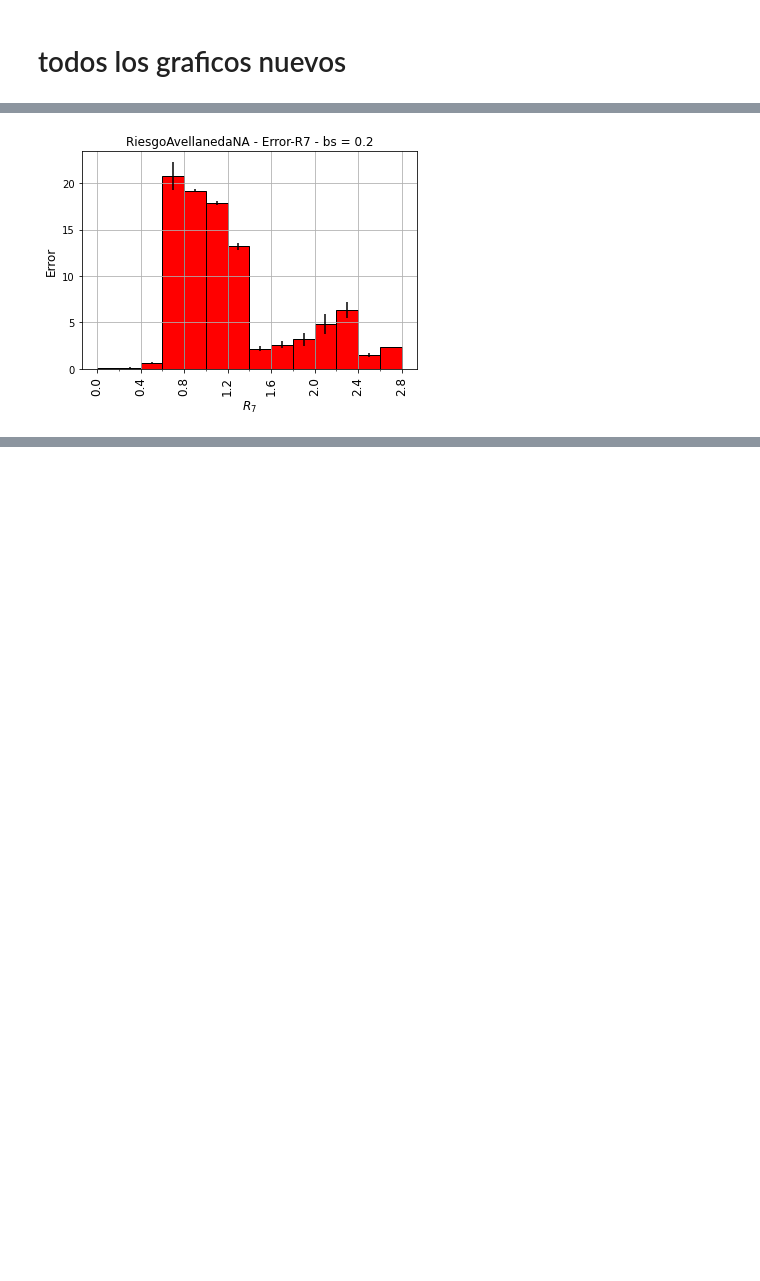
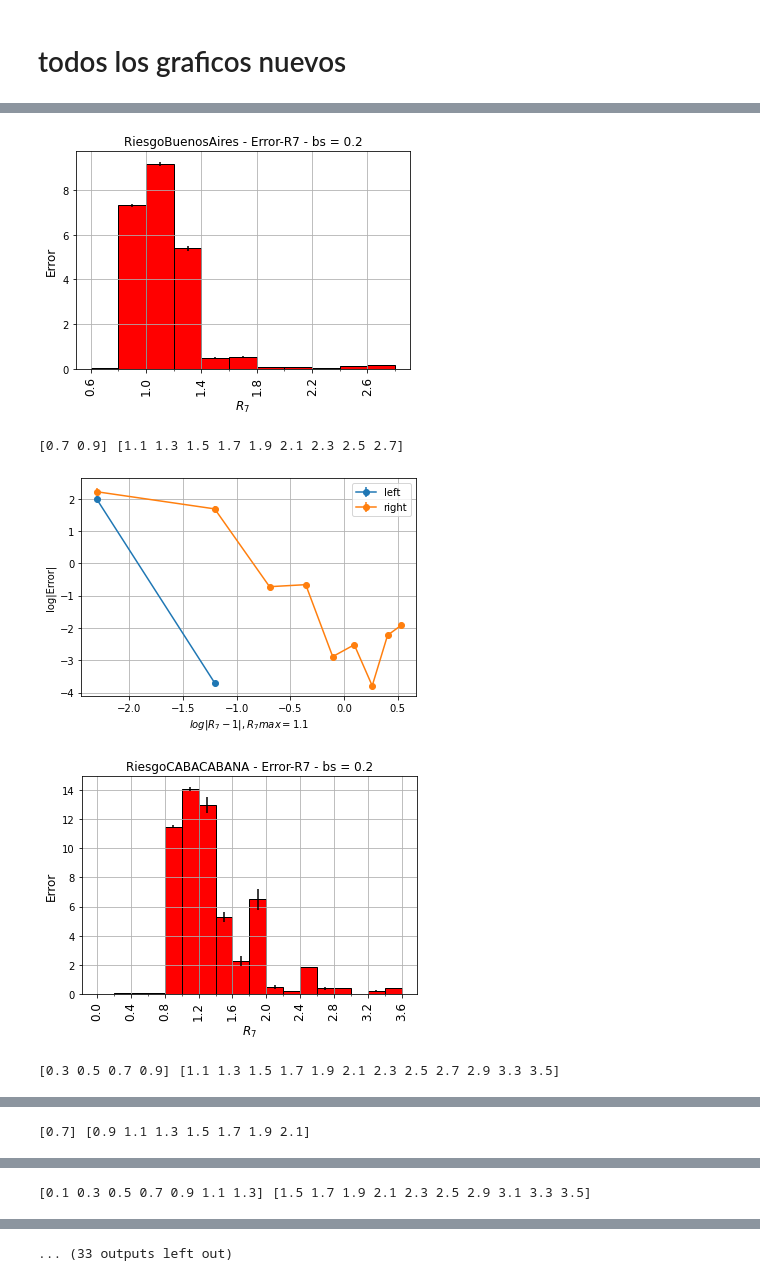
Before and after one commit to denisecammarota/tesis-ib, a Jupyter notebook: Graficos_error/Graficos_Error_Riesgo_6.ipynb, the cells around one changed output, grey strips where cells are left out. Drawn from its saved outputs; the diff is of its cells as text; code cells hidden in the pictures; blank space fills up the shorter version.

Commit message:
final new graphs/histograms

```diff
--- a/Graficos_error/Graficos_Error_Riesgo_6.ipynb
+++ b/Graficos_error/Graficos_Error_Riesgo_6.ipynb
@@ -4,7 +4,7 @@ from os.path import isfile, join
 import numpy as np
 import matplotlib.pyplot as plt
 import pandas as pd
-mypath = 'Datos_Loc' #path with files to analyze
+mypath = 'Datos_Provs' #path with files to analyze
 from matplotlib.ticker import AutoMinorLocator
 files = [f for f in listdir(mypath) if isfile(join(mypath, f))] #get all file names of that path
 from scipy.optimize import curve_fit
@@ -119,7 +125,7 @@ def new_hist(file_name,error,r_seven,bs,loc=2,save=False):
     return c_bins,e_bins,std_bins,obs_bins
 # %%
 #grafico log-log
-def graph_loglog(b_centers,b_errors,b_std):
+def graph_loglog(b_centers,b_errors,b_std,file_name):
     #save_data(b_centers,b_errors,c_obs,'BuenosAires_hist_2')
     b_centers = b_centers[b_errors!=0]
     b_std = b_std[b_errors!=0]
@@ -142,8 +148,9 @@ def graph_loglog(b_centers,b_errors,b_std):
     plt.xlabel(r'$log|R_7 - 1|, R_7 max = $'+str(max_rseven))
     plt.ylabel(r'log|Error|')
     plt.legend()
+    plt.grid()
+    plt.savefig('Hist_nue_13nov/'+str(file_name)+'_LogLog_2.pdf')
     plt.show()
-    #plt.savefig('BuenosAires_2.pdf')
 # %%
 def save_data(b_centers,b_errors,b_std,c_obs,string):
     matriz = np.zeros((len(c_obs),4))
@@ -164,8 +171,14 @@ def exponential(x,a,b):
 # %%
-#esto es el primer approach
-bs = 0.2
-file_name = files[0]
-error,r_seven = get_Error(file_name)
-b_centers,b_errors,b_std,c_obs = make_hist(file_name,error,r_seven,bs,loc=2)
+for file in files:
+    bs = 0.2
+    file_name = file
+    error,r_seven = get_Error(file_name)
+    b_centers,b_errors,b_std,c_obs = make_hist(file_name,error,r_seven,bs,loc=2)
+    #save_data(b_centers,b_errors,b_std,c_obs,file_name)
+    graph_loglog(b_centers,b_errors,b_std,file_name)
 # %% [output]
-[figure, old version]
+[figure, new version]
+[0.7 0.9] [1.1 1.3 1.5 1.7 1.9 2.1 2.3 2.5 2.7]
+[figure, added]
+[figure, added]
+[0.3 0.5 0.7 0.9] [1.1 1.3 1.5 1.7 1.9 2.1 2.3 2.5 2.7 2.9 3.3 3.5]
@@ -171,0 +187 @@ b_centers,b_errors,b_std,c_obs = make_hist(file_name,error,r_seven,bs,loc=2)
+[0.7] [0.9 1.1 1.3 1.5 1.7 1.9 2.1]
@@ -171,0 +190 @@ b_centers,b_errors,b_std,c_obs = make_hist(file_name,error,r_seven,bs,loc=2)
+[0.1 0.3 0.5 0.7 0.9 1.1 1.3] [1.5 1.7 1.9 2.1 2.3 2.5 2.9 3.1 3.3 3.5]
@@ -171,0 +192 @@ b_centers,b_errors,b_std,c_obs = make_hist(file_name,error,r_seven,bs,loc=2)
+... (33 outputs left out)
```
Also changed, not shown: parts of 9 cells of this notebook.
